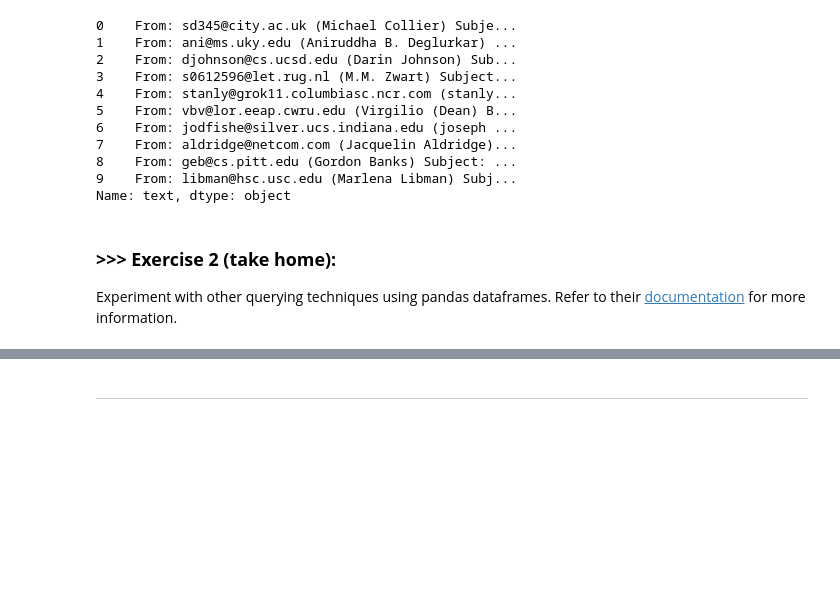
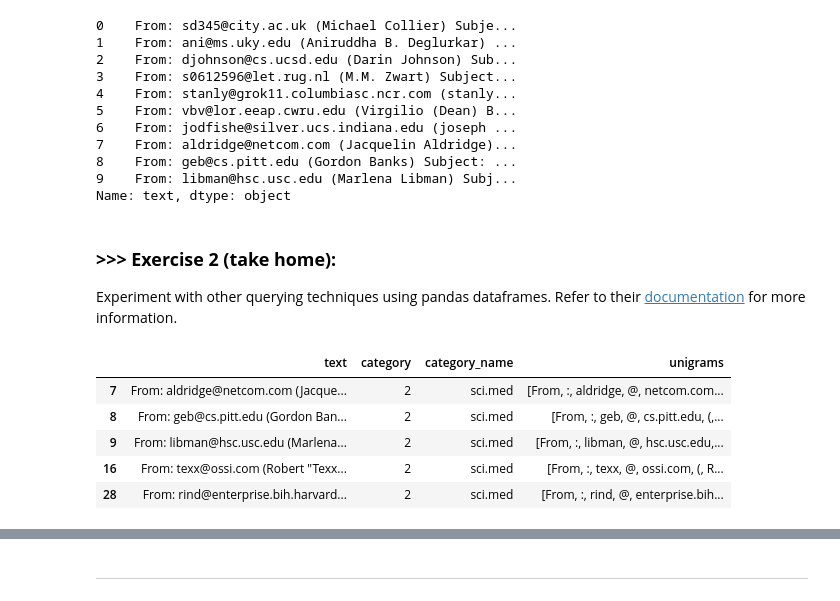
Before and after one commit to viljanenjuho/DM2025-Lab1-Exercise, a Jupyter notebook: DM2025-Lab1-Master.ipynb, the cells around one changed output, grey strips where cells are left out. Cells and saved outputs as stored; diff of their text form; code cells hidden in the pictures; blank space fills up the shorter version.

```diff
--- a/DM2025-Lab1-Master.ipynb
+++ b/DM2025-Lab1-Master.ipynb
@@ -385,0 +399,10 @@ Experiment with other querying techniques using pandas dataframes. Refer to thei
+# %%
+# query: emails from john
+X[X["text"].str.contains("john", case=False, na=False)].head()
+# %% [output]
+|  | text | category | category_name | unigrams |
+| 7 | From: aldridge@netcom.com (Jacque... | 2 | sci.med | [From, :, aldridge, @, netcom.com... |
+| 8 | From: geb@cs.pitt.edu (Gordon Ban... | 2 | sci.med | [From, :, geb, @, cs.pitt.edu, (,... |
+| 9 | From: libman@hsc.usc.edu (Marlena... | 2 | sci.med | [From, :, libman, @, hsc.usc.edu,... |
+| 16 | From: texx@ossi.com (Robert "Texx... | 2 | sci.med | [From, :, texx, @, ossi.com, (, R... |
+| 28 | From: rind@enterprise.bih.harvard... | 2 | sci.med | [From, :, rind, @, enterprise.bih... |
```
Also changed, not shown: parts of 17 cells of this notebook.
